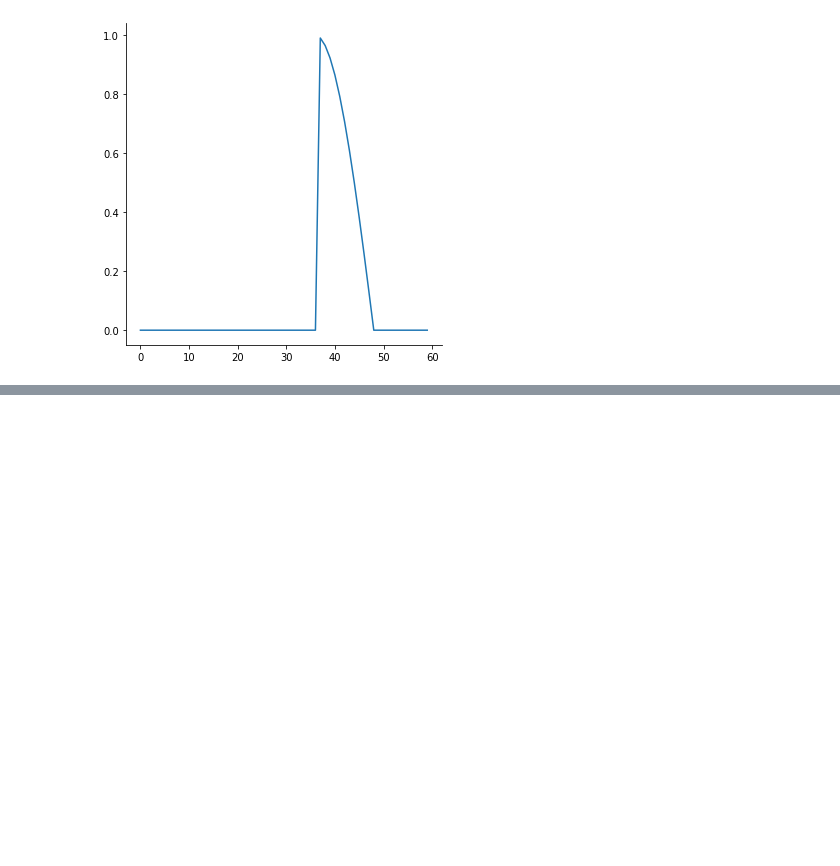
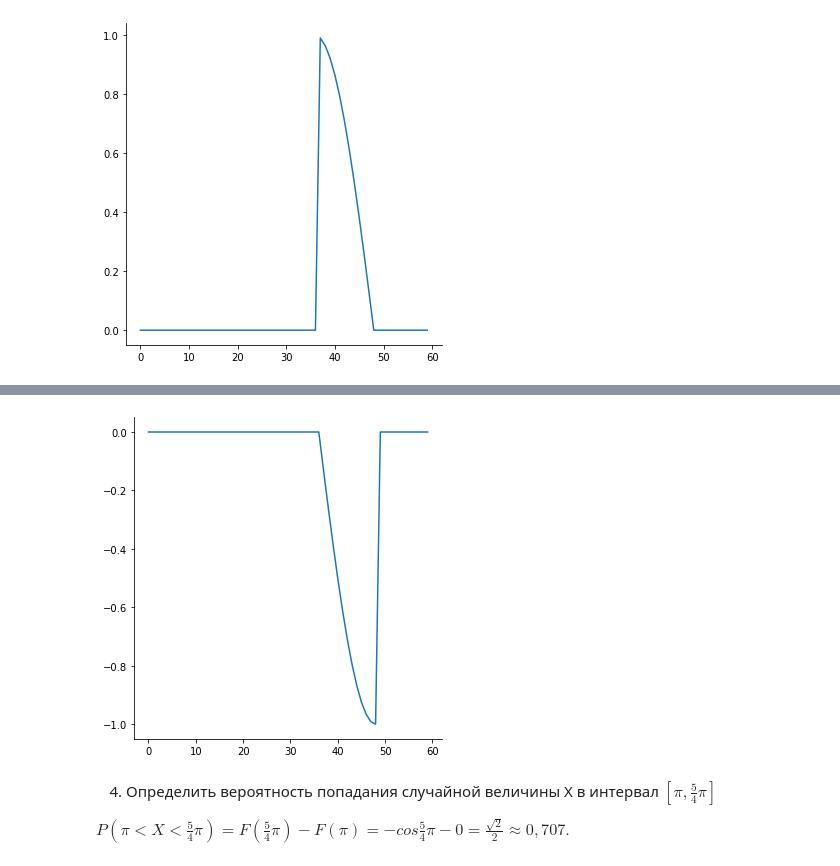
Before and after one commit to alexmal2804/hwds, a Jupyter notebook: Копия_блокнота_"HW_lessons_9_10_ipynb".ipynb, the cells around one changed output, grey strips where cells are left out. Drawn from its saved outputs; the diff is of its cells as text; code cells hidden in the pictures; blank space fills up the shorter version.

```diff
--- a/Копия_блокнота_"HW_lessons_9_10_ipynb".ipynb
+++ b/Копия_блокнота_"HW_lessons_9_10_ipynb".ipynb
@@ -354,0 +370,15 @@ sns.relplot(data=data_fr, kind='line');
+# %%
+# 3. Построим график плотности вероятности
+def fp(x):
+  return 0 if x <= math.pi or  x > 3 * math.pi / 2  else math.sin(x)
+n = 12
+
+data_fp = np.array([fp(i * math.pi / 24) for i in range(-n, 4 * n)])
+# %%
+sns.relplot(data=data_fp, kind='line');
+# %% [output]
+[figure, added]
+# %% [markdown]
+4. Определить вероятность попадания случайной величины X в интервал $\left[\pi, \frac{5}{4} \pi\right]$
+
+$P(\pi < X < \frac{5}{4} \pi) = F(\frac{5}{4}  \pi) - F(\pi) = - cos \frac{5}{4} \pi - 0 = \frac{\sqrt 2}{2} \approx 0,707. $
```
Also changed, not shown: parts of 10 cells of this notebook.
